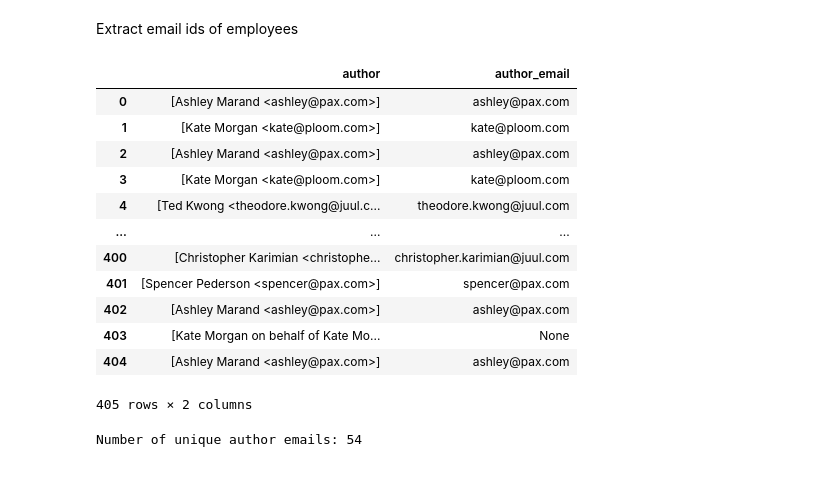
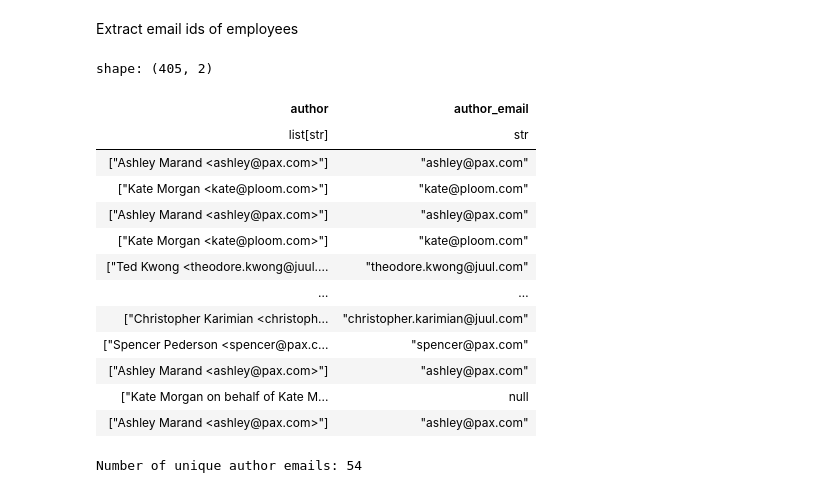
Before and after one commit to UNC-Libraries-data/juul_document_analysis, a Jupyter notebook: JUUL_Email_Time_Series.ipynb, the cells around one changed output. Drawn from its saved outputs; the diff is of its cells as text; code cells hidden in the pictures.

```diff
--- a/JUUL_Email_Time_Series.ipynb
+++ b/JUUL_Email_Time_Series.ipynb
@@ -242,23 +269,24 @@ email_regexp = re.compile(r'\b[A-Za-z0-9._%+-]+@[A-Za-z0-9.-]+\.[A-Z|a-z]{2,}\b'
 def extract_email(email_list):
     res = email_regexp.findall(email_list[0])
     return res[0] if res else None
-filtered_pdf['author_email'] = filtered_pdf['author'].apply(extract_email)
+filtered_df = filtered_df.with_columns(pl.col('author').map_elements(extract_email, return_dtype=str).alias('author_email'))
 # %%
 # run to check whether the name and email id have been extracted correctly
-filtered_pdf[['author', 'author_email']]
+filtered_df.select('author', 'author_email')
 # %% [output]
+shape: (405, 2)
-|  | author | author_email |
-| 0 | [Ashley Marand <ashley@pax.com>] | ashley@pax.com |
-| 1 | [Kate Morgan <kate@ploom.com>] | kate@ploom.com |
-| 2 | [Ashley Marand <ashley@pax.com>] | ashley@pax.com |
-| 3 | [Kate Morgan <kate@ploom.com>] | kate@ploom.com |
-| 4 | [Ted Kwong <theodore.kwong@juul.c... | theodore.kwong@juul.com |
-| ... | ... | ... |
-| 400 | [Christopher Karimian <christophe... | christopher.karimian@juul.com |
-| 401 | [Spencer Pederson <spencer@pax.com>] | spencer@pax.com |
-| 402 | [Ashley Marand <ashley@pax.com>] | ashley@pax.com |
-| 403 | [Kate Morgan on behalf of Kate Mo... | None |
-| 404 | [Ashley Marand <ashley@pax.com>] | ashley@pax.com |
+| author | author_email |
+| list[str] | str |
+| ["Ashley Marand <ashley@pax.com>"] | "ashley@pax.com" |
+| ["Kate Morgan <kate@ploom.com>"] | "kate@ploom.com" |
+| ["Ashley Marand <ashley@pax.com>"] | "ashley@pax.com" |
+| ["Kate Morgan <kate@ploom.com>"] | "kate@ploom.com" |
+| ["Ted Kwong <theodore.kwong@juul.... | "theodore.kwong@juul.com" |
+| … | … |
+| ["Christopher Karimian <christoph... | "christopher.karimian@juul.com" |
+| ["Spencer Pederson <spencer@pax.c... | "spencer@pax.com" |
+| ["Ashley Marand <ashley@pax.com>"] | "ashley@pax.com" |
+| ["Kate Morgan on behalf of Kate M... | null |
+| ["Ashley Marand <ashley@pax.com>"] | "ashley@pax.com" |
-405 rows × 2 columns
 # %%
 # run to check number of unique authors to select the top X number of authors to visualize
```
Also changed, not shown: parts of 10 cells of this notebook, 5 other files.
